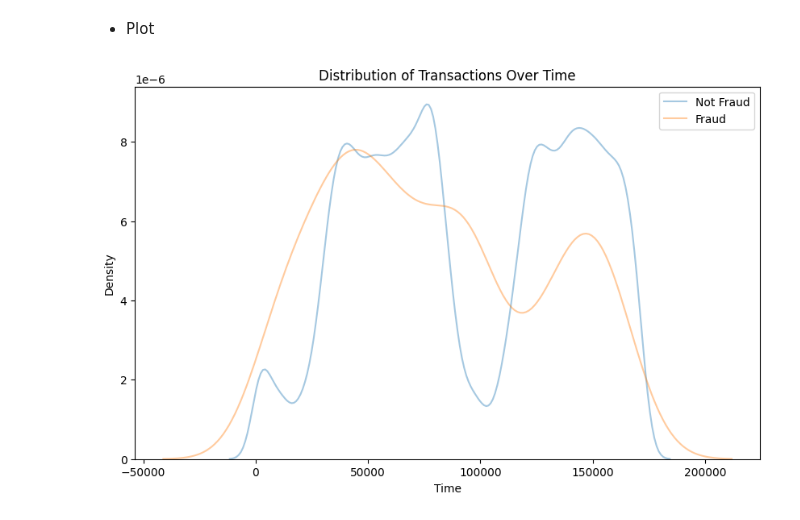
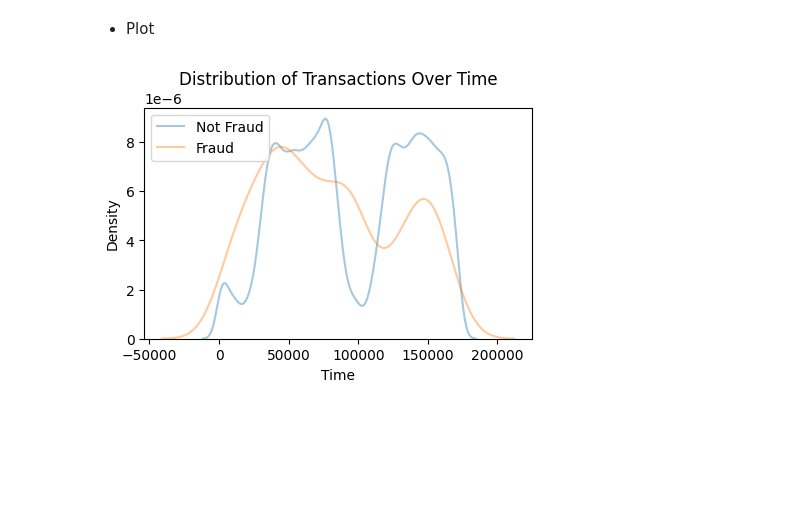
Before and after one commit to abduljunaid02/creditCardFraud, a Jupyter notebook: credirCardFraud.ipynb, the cells around one changed output. Cells and saved outputs as stored; diff of their text form; code cells hidden in the pictures; blank space fills up the shorter version.

```diff
--- a/credirCardFraud.ipynb
+++ b/credirCardFraud.ipynb
@@ -93,15 +93,15 @@ class_1 = data_df.loc[data_df["Class"] == 1]["Time"]
 # %%
 import seaborn as sns
 import matplotlib.pyplot as plt
 
-plt.figure(figsize=(10,6))
+plt.figure(figsize=(5,3))
 sns.kdeplot(class_0, label="Not Fraud", fill=False, alpha=0.4)
 sns.kdeplot(class_1, label="Fraud", fill=False, alpha=0.4)
 
 plt.xlabel("Time")
 plt.ylabel("Density")
 plt.title("Distribution of Transactions Over Time")
 plt.legend()
 plt.show()
 # %% [output]
-[figure, old version]
+[figure, new version]
```
